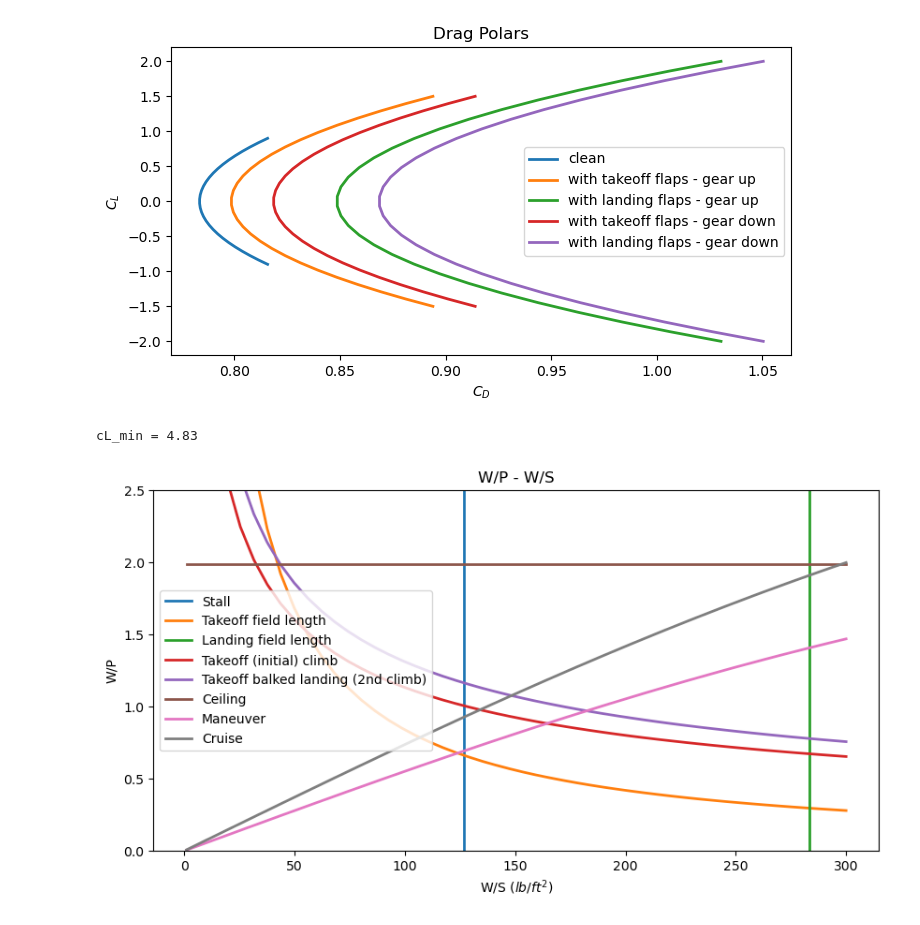
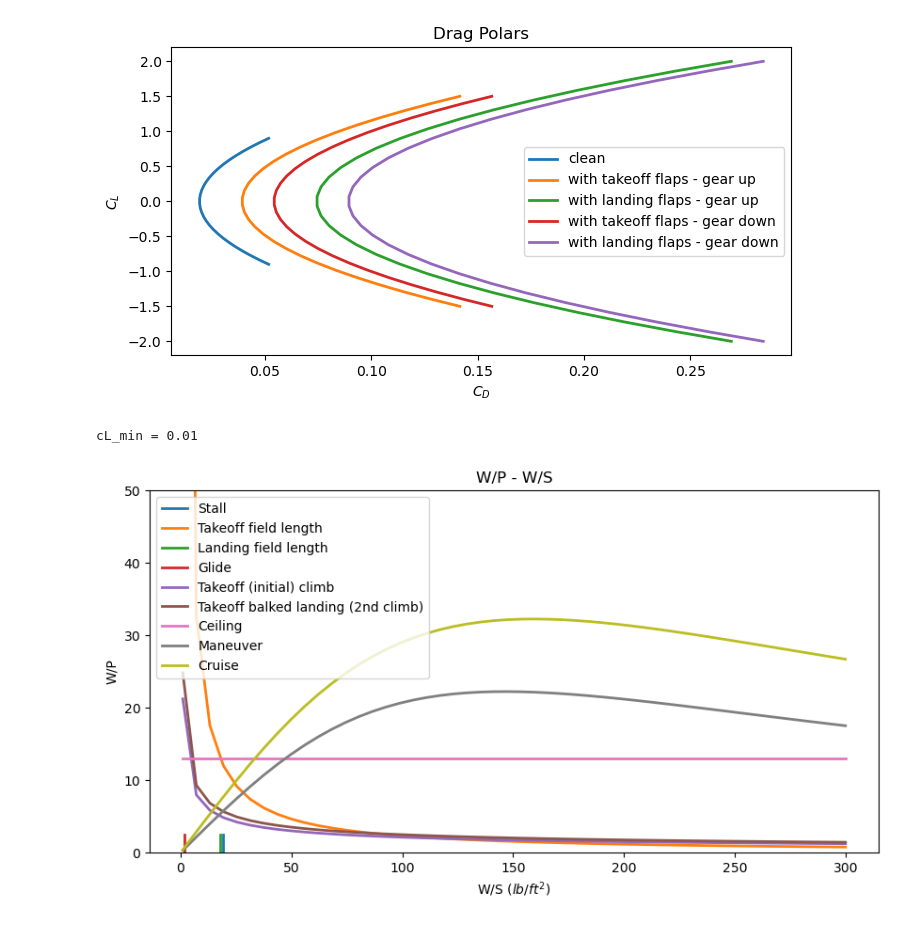
Before and after one commit to VaishnaviK003/Group9-EAE-130-A-B-UCDavis-2025-GatewayToBlueSkies, a Jupyter notebook: Assignment3.ipynb, the cells around one changed output. Saved outputs shown, nothing was run; the diff lists cells and outputs as text; code cells hidden in the pictures.

```diff
--- a/Assignment3.ipynb
+++ b/Assignment3.ipynb
@@ -13,9 +13,11 @@ def pwr(thurst_weight_ratio, eta_p, V):
     return thurst_weight_ratio / (550 * eta_p / V)
 
 
-S_ref = 4605 # float(input("Enter the reference wing area (ft^2): "))
-S_wet = 4605 * 142.45 # float(input("Enter the reference wing wet area (ft^2): "))
-W_0 = 766800 # float(input("Enter the takeoff gross weight (lbs): "))
+W_0 = 6409 # source - A2 report float(input("Enter the takeoff gross weight (lbs): "))
+S_ref = 336 # source - Gama & Justin float(input("Enter the reference wing area (ft^2): "))
+c = 1.0447 # Source - Gama
+d = 0.5326 # Source - Gama
+S_wet = (10 ** c) * (W_0 ** d)# 4605 * 142.45 # float(input("Enter the reference wing wet area (ft^2): "))
 
 # DRAG POLAR
 # From Metabook pg. 35
@@ -26,7 +28,7 @@ c_f = 0.0055 # figure 4.4 on Metabook - "light aircraft - single engine"
 
 parasite_drag_coeff = c_f * S_wet_S_ref
 
-AR = 10 # using typical aspect ratio for estimations - NEED ACTUAL VALUE
+AR = 28/3 # source - GAMA # using typical aspect ratio for estimations - NEED ACTUAL VALUE
 
 
 cL_clean = math.linspace(-0.9, 0.9, 30)
@@ -35,13 +37,13 @@ cL_landing = math.linspace(-2, 2, 30)
 cL_takeoff2 = math.linspace(-2.1, 2.1, 30)
 cL_landing2 = math.linspace(-2.5, 2.5, 30)
 
-eff_clean = 0.8 #float(input("Enter the Oswald efficiency for clean configuration (0.80 ~ 0.85): "))
+eff_clean = 0.85 #float(input("Enter the Oswald efficiency for clean configuration (0.80 ~ 0.85): "))
 eff_takeoff = 0.75 #float(input("Enter the Oswald efficiency for takeoff flaps configuration (0.75 ~ 0.80): "))
 eff_landing_flaps = 0.7 #float(input("Enter the Oswald efficiency for landing flaps configuration (0.70 ~ 0.75): "))
 
-delta_cD0_takeoff = 0.015 #float(input("Enter the change in parasite drag coefficient (C_D0) for takeoff flaps (0.010 ~ 0.020): "))
-delta_cD0_landing_flaps = 0.065 #float(input("Enter the change in parasite drag coefficient (C_D0) for landing flaps (0.055 ~ 0.075): "))
-delta_cD0_landing_gear = 0.02 #float(input("Enter the change in parasite drag coefficient (C_D0) for landing gear (0.015 ~ 0.025): "))
+delta_cD0_takeoff = 0.020 #float(input("Enter the change in parasite drag coefficient (C_D0) for takeoff flaps (0.010 ~ 0.020): "))
+delta_cD0_landing_flaps = 0.055 #float(input("Enter the change in parasite drag coefficient (C_D0) for landing flaps (0.055 ~ 0.075): "))
+delta_cD0_landing_gear = 0.015 #float(input("Enter the change in parasite drag coefficient (C_D0) for landing gear (0.015 ~ 0.025): "))
 
 # Clean drag polar
 cD_clean = parasite_drag_coeff + (1 / (math.pi * eff_clean * AR)) * (cL_clean ** 2)
@@ -156,42 +158,44 @@ wing_loading_landing = (W_9 / S_ref) * (W9_W8 * W8_W7 * W7_W6 * W6_W5 * W5_W4 *
 # (thrust * velocity) divided by the actual power provided by the engine.
 
 WS = math.linspace(1, 300, 50)
-eta_p = 0.6 #float(input("Enter the efficiency of the propeller: "))
+eta_p = 0.95 # lec 08 slides table - for propeller efficiency #float(input("Enter the efficiency of the propeller: "))
 V = 250 * 1.688 #float(input("Enter the maximum velocity (ft/s): ")) # Raymer's text pg. 123
 
 # Stall - Metabook pg. 31 & from lec 07 slide 17
 rho = 0.00238 # slugs/ft^3 - rho is the seal level standard value - Raymer's pg. 131
-V_stall = 220 #float(input("Enter the stall velocity (ft/s): "))
-cL_max = 2.2 #float(input("Enter the cL_max of the wing: ")) #Needs to be approximated based on historical data
+cL_max = 1.6 #float(input("Enter the cL_max of the wing: ")) #Needs to be approximated based on historical data
+V_stall = math.sqrt((2 * W_0) / (rho *S_ref * cL_max)) #float(input("Enter the stall velocity (ft/s): "))
 WS_stall = (1/2) * (rho) * (V_stall)**2 * cL_max
 
 # Takeoff Field Length - Metabook pg. 37
 # Sizing to FAR 23 (small aircrafts) requirements for propeller aircraft
-s_to = 400 #float(input("Enter the takeoff distance (ft): "))
+s_to = 1500 #float(input("Enter the takeoff distance (ft): "))
 a = 0.0149
 b = 8.134
 discriminant = b**2 - 4*a*(-s_to)
 top23 = (-b + math.sqrt(discriminant)) / (2*a)
 
-rho_condition = 0.002 #float(input("Enter the air density expected at the field (slug/ft^3): "))
+rho_condition = 0.0023672 # at 200 ft - altitude  #float(input("Enter the air density expected at the field (slug/ft^3): "))
 # Metabook pg. 38
 power_weight_ratio_takeoff = WS / ((rho_condition / rho) * cL_max * top23)
 
 # Landing distance - Raymer's text pg. 138
 s_a = 600 # ft - from Raymer's text pg. 138
-approach_speed = 1.3 * V_stall # Metabook pg. 38
-landing_time = 45 # float(input("Enter the approximate time it takes for the aircraft to land (s): "))
-s_landing = approach_speed * landing_time # in ft
+#approach_speed = 1.3 * V_stall # Metabook pg. 38
+#landing_time = 45 # float(input("Enter the approximate time it takes for the aircraft to land (s): "))
+s_landing = 1500 # in ft
 WS_landing = ( (s_landing - s_a) / 80 ) * (rho_condition / rho) * cL_max
 
 # Glide Constrain - set T/W = 0 and find the min C_L and we have to do this for single engine aircraft
 #Referencing Raymer's text pg. 146
 # C_L = W/qS and W/qS is given as the following equation
 G1 = 0.04 #float(input("Enter the climb gradient of the aircraft during initial climb (G): ")) # G is the climb gradient - ratio between vertical and horizontal distance traveled
-G2 = 0.04 #float(input("Enter the climb gradient of the aircraft during balked landing (G): "))
+G2 = 0.03 #float(input("Enter the climb gradient of the aircraft during balked landing (G): "))
 #Plugging in -G as glide is a climb in the negative direction and setting T/W = 0
 cd_0 = parasite_drag_coeff + delta_cD0_landing_flaps + delta_cD0_landing_gear
-cL_min = (-(-G1) + math.sqrt((-(-G1))**2 + (4 * cd_0 / (AR * math.pi * eff_landing_flaps)))) / (2 / (math.pi * AR * eff_landing_flaps))
+WS_glide = (-(-G1) + math.sqrt((-(-G1))**2 + (4 * cd_0 / (AR * math.pi * eff_landing_flaps)))) / (2 / (math.pi * AR * eff_landing_flaps))
+
+cL_min = 2 * WS_glide / (rho * V**2)
 
 # only referring to the positive root here as that's what makes most sense
 print("cL_min = " + str(round(cL_min, 2)))
@@ -235,34 +239,36 @@ q = (0.5) * (rho_condition) * (V**2)
 n = 1 # float(input("Enter the load factor (#g): "))
 
 thurst_weight_ratio_maneuver = (( q * parasite_drag_coeff ) / WS) + (WS * (n**2 / (q * math.pi * AR * eff_clean)))
 
 power_weight_ratio_maneuver = pwr(thurst_weight_ratio_maneuver, eta_p, V)
 
 # Cruise - metabook pg. 43
 power_weight_ratio_cruise = ((q * V * (parasite_drag_coeff + (((WS**2) * (W_5 / W_0)**2) / ((q**2) * math.pi * AR * eff_clean)))) /
                              (550 * eta_p * WS)) * (0.75) # since P_cruise is around 75% to 80% of rated power - from metabook pg. 43
 
 
 WS_stall = WS_stall * math.ones(50)
 WS_landing = WS_landing * math.ones(50)
 power_weight_ratio_ceiling = power_weight_ratio_ceiling * math.ones(50)
+WS_glide = WS_glide * math.ones(50)
 
 plt.figure(figsize=(10,5))
 plt.title('W/P - W/S')
 plt.xlabel("W/S $(lb/ft^2)$")
 plt.ylabel("W/P")
 plt.plot(WS_stall, math.linspace(0,2.5,50), label='Stall', linestyle='-', linewidth=2)
 plt.plot(WS, (1/power_weight_ratio_takeoff), label='Takeoff field length', linestyle='-', linewidth=2)
 plt.plot(WS_landing, math.linspace(0,2.5,50), label='Landing field length', linestyle='-', linewidth=2)
+plt.plot(WS_glide, math.linspace(0,2.5,50), label='Glide', linestyle='-', linewidth=2)
 plt.plot(WS, (1/power_weight_ratio_climb_takeoff1), label='Takeoff (initial) climb', linestyle='-', linewidth=2)
 plt.plot(WS, (1/power_weight_ratio_climb_takeoff2), label='Takeoff balked landing (2nd climb)', linestyle='-', linewidth=2)
 plt.plot(WS, (1/power_weight_ratio_ceiling), label='Ceiling', linestyle='-', linewidth=2)
 plt.plot(WS, (1/power_weight_ratio_maneuver), label='Maneuver', linestyle='-', linewidth=2)
 plt.plot(WS, (1/power_weight_ratio_cruise), label='Cruise', linestyle='-', linewidth=2)
-plt.ylim(0, 2.5)
+plt.ylim(0, 50)
 plt.legend(loc='best')
 plt.show()
 # %% [output]
-[figure, old version]
+[figure, new version]
-cL_min = 4.83
+cL_min = 0.01
-[figure, old version]
+[figure, new version]
```
